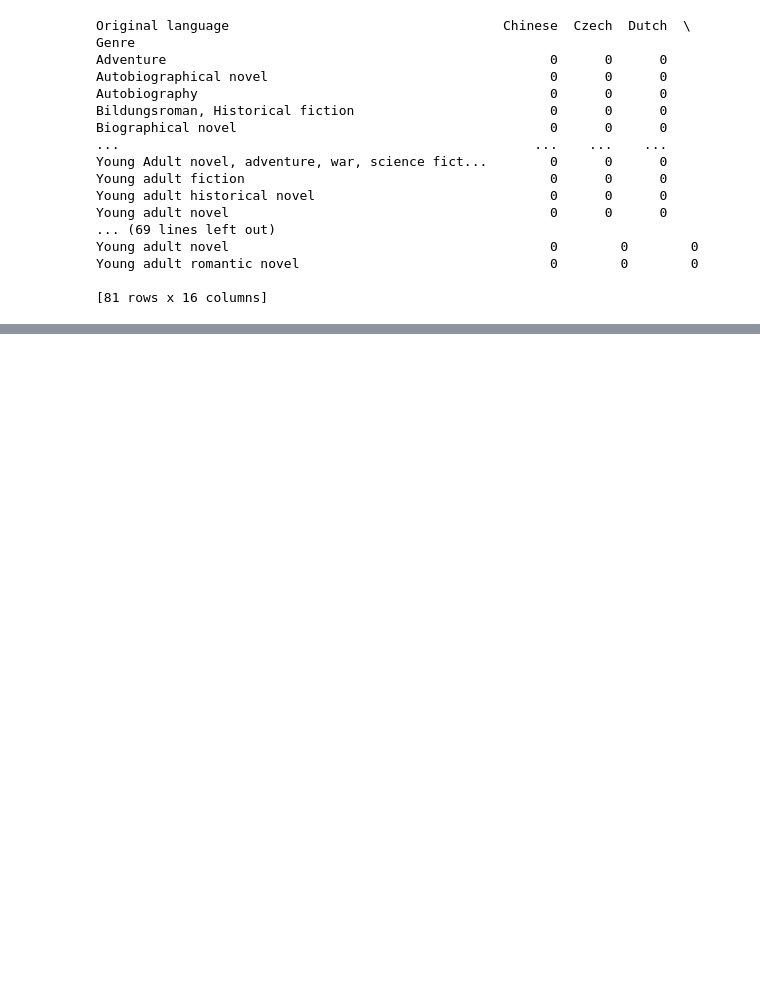
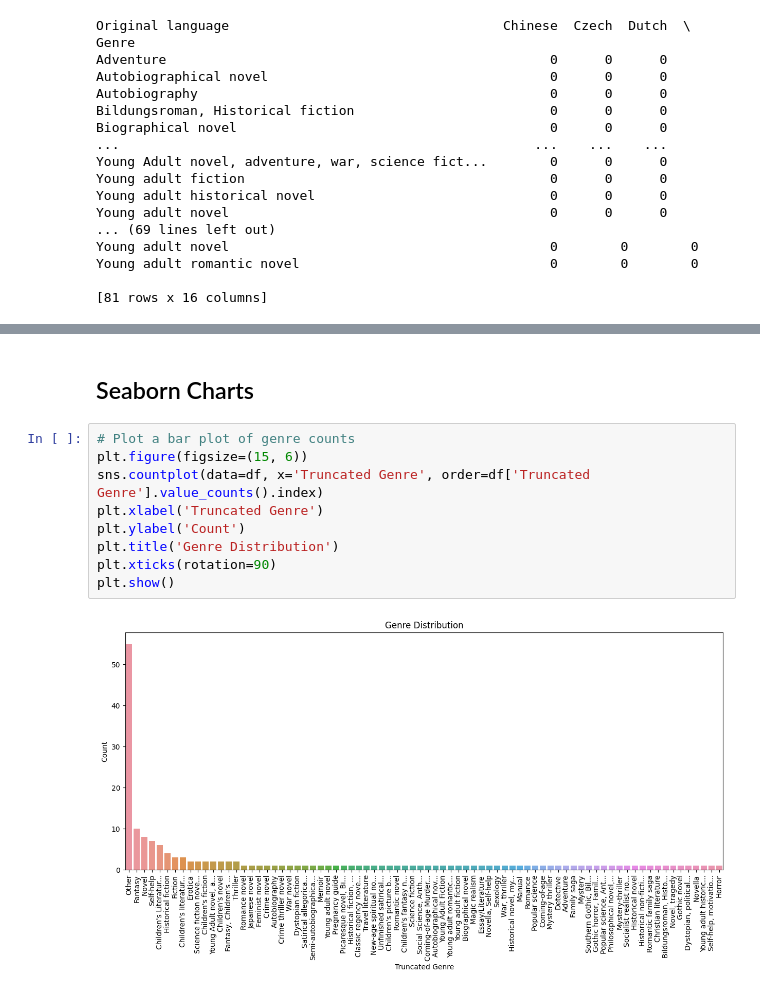
Before and after one commit to AestheticPoints/best-seller-books, a Jupyter notebook: data_visualization.ipynb, the cells around one changed output, grey strips where cells are left out. Saved outputs shown, nothing was run; the diff lists cells and outputs as text; blank space fills up the shorter version.

```diff
--- a/data_visualization.ipynb
+++ b/data_visualization.ipynb
@@ -437,0 +436,13 @@ except pd.errors.OutOfBoundsDatetime:
+# %% [markdown]
+## Seaborn Charts
+# %%
+# Plot a bar plot of genre counts
+plt.figure(figsize=(15, 6))
+sns.countplot(data=df, x='Truncated Genre', order=df['Truncated Genre'].value_counts().index)
+plt.xlabel('Truncated Genre')
+plt.ylabel('Count')
+plt.title('Genre Distribution')
+plt.xticks(rotation=90)
+plt.show()
+# %% [output]
+[figure, added]
```
Also changed, not shown: parts of 10 cells of this notebook.
